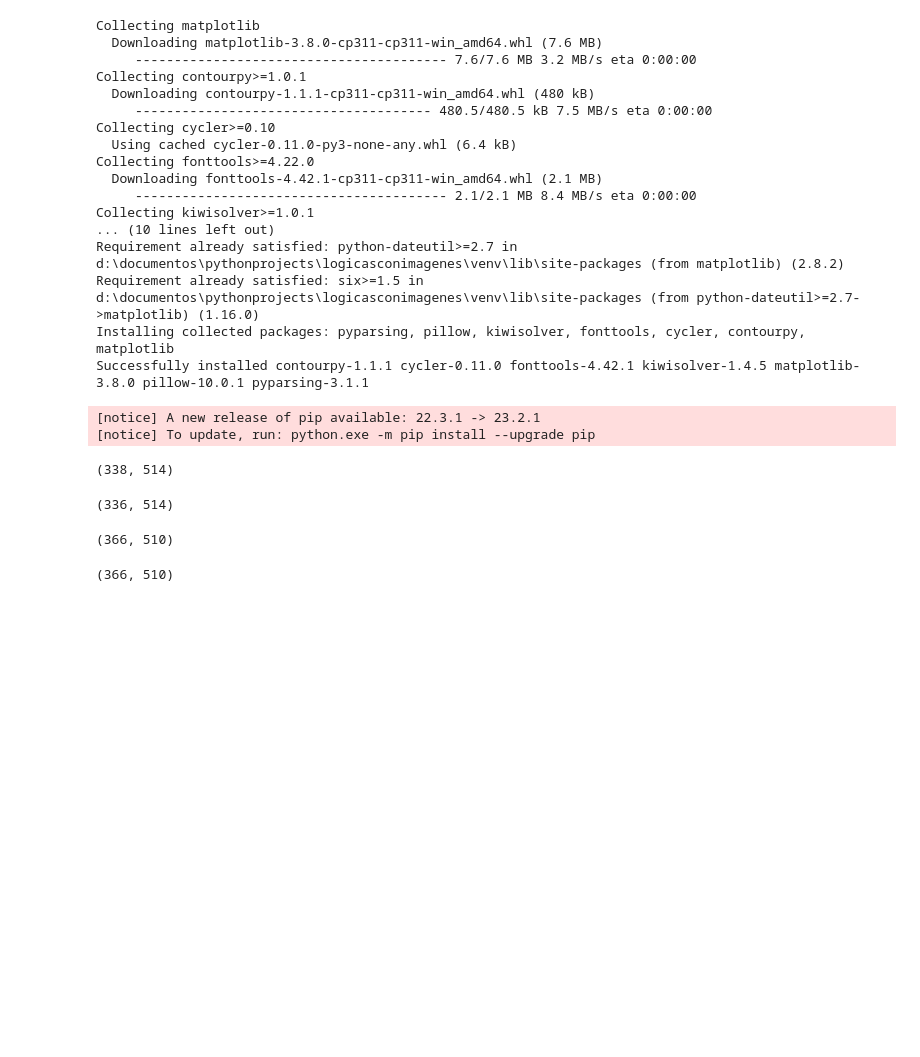
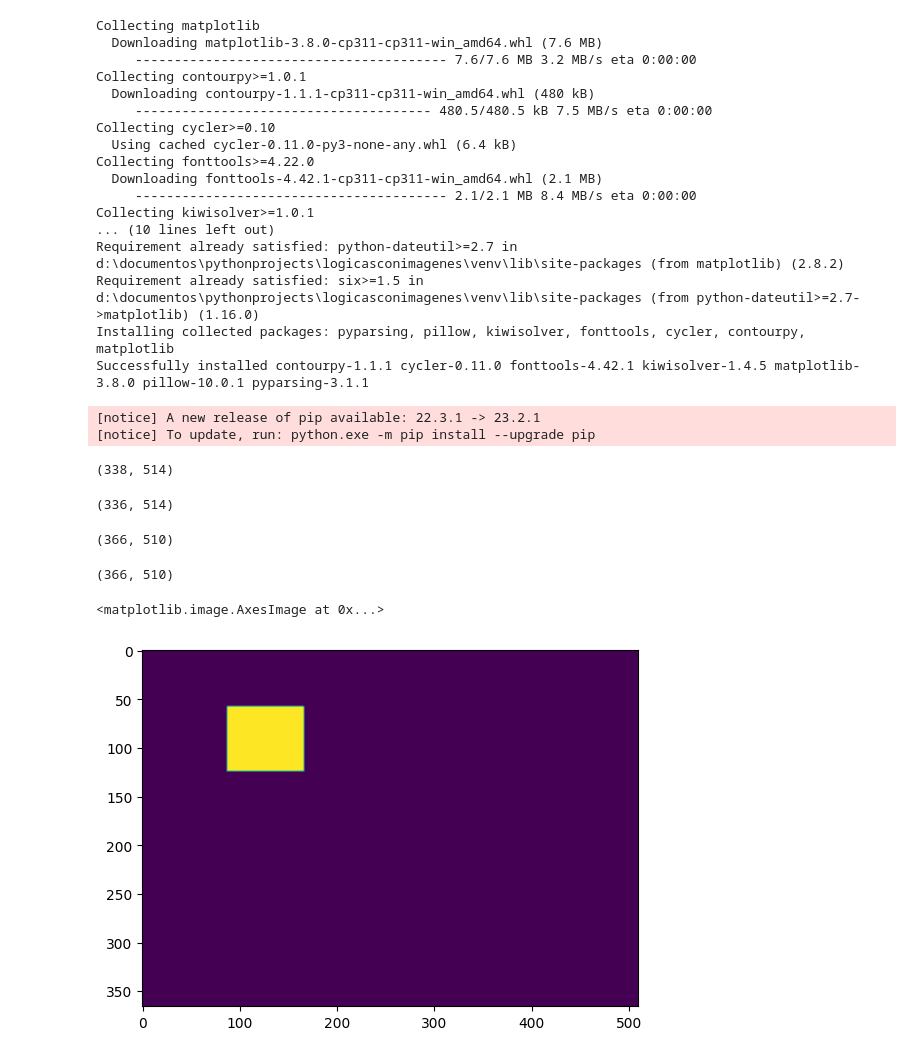
Before and after one commit to grupoudea/operaciones-con-imagenes, a Jupyter notebook: logica.ipynb, the cells around one changed output. Saved outputs shown, nothing was run; the diff lists cells and outputs as text; code cells hidden in the pictures; blank space fills up the shorter version.

```diff
--- a/logica.ipynb
+++ b/logica.ipynb
@@ -52,3 +52,9 @@ imgAResized.shape
 imgBResized.shape
 # %% [output]
 (366, 510)
+# %%
+imgAND = cv.bitwise_and(imgAResized, imgBResized)
+plt.imshow(imgAND)
+# %% [output]
+<matplotlib.image.AxesImage at 0x...>
+[figure, added]
```
Also changed, not shown: parts of 3 cells of this notebook.
